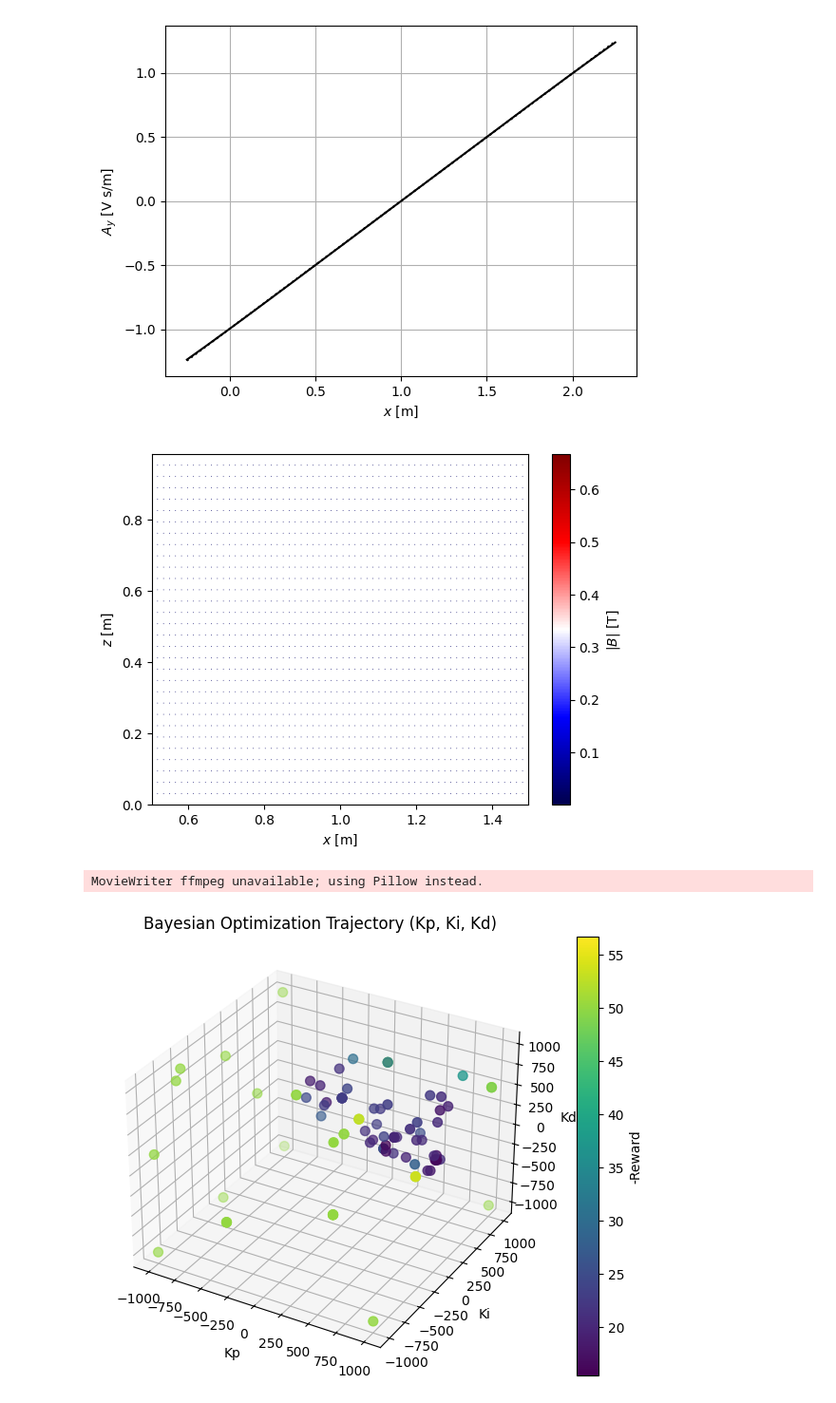
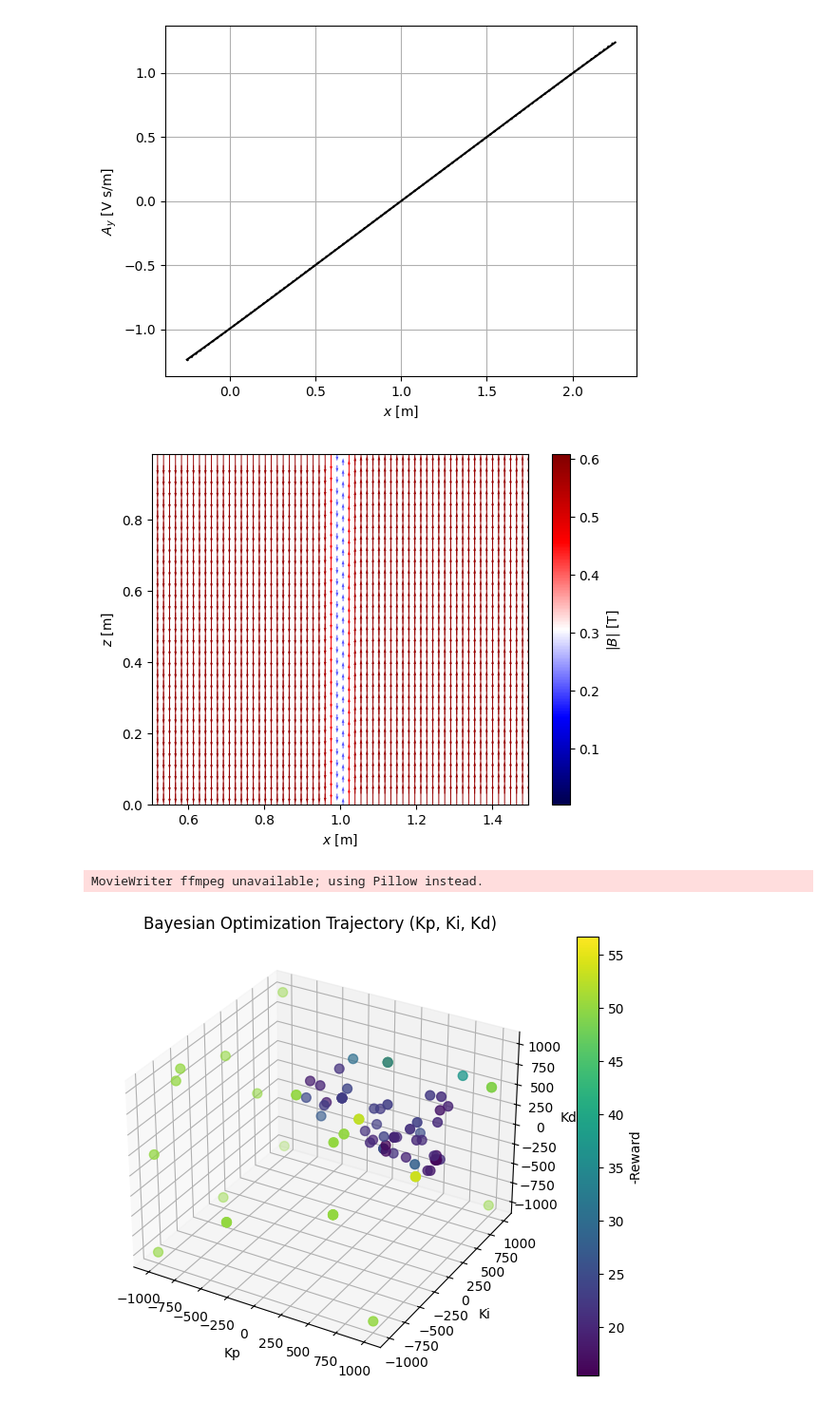
Before and after one commit to PotSergione/MHDKelvinHelmoltzControl, a Jupyter notebook: visualisation.ipynb, the cells around one changed output. Shown at 95% size. Drawn from its saved outputs; the diff is of its cells as text; code cells hidden in the pictures.

```diff
--- a/visualisation.ipynb
+++ b/visualisation.ipynb
@@ -71,7 +105,7 @@ img1 = ax3.imshow(data_A[N], cmap='seismic', animated=True, vmin=vmin_A, vmax=vm
 img2 = ax2.imshow(data_phi[N], cmap='seismic', animated=True, vmin=vmin_phi, vmax=vmax_phi)
 
 t = np.linspace(0, 10, 1000)
-control=df.intensity.values
+control=df.control.values
 line = ax4.plot(t[0], control[0])[0]
 ax4.set(xlim=[0, 10], ylim=[np.min(control)-.1, np.max(control) + .1], xlabel='time [s]', ylabel='intensity')
 
@@ -276,7 +310,7 @@ N = 32
 M = 128-32
 step = 2
 
-A = data_A[0,:,:]
+A = data_phi[0,:,:]
 
 dAy_dx = np.gradient(A, dx, axis=1, edge_order=2)
 dAy_dz = np.gradient(A, dz, axis=0, edge_order=2)
@@ -287,35 +321,35 @@ Bz = dAy_dx
 c = np.sqrt(Bx[::step, N:M]**2 + Bz[::step, N:M]**2)
 
 clim = compute_min_max(data_phi)
 
 
 P = np.shape(xx[N:M])[0]
 starts = np.column_stack([
     np.linspace(xx[N], xx[M-1], P),   # x positions
     np.zeros(P)              # all start at z = 0
 ])
 
 fig = plt.figure()
 img = plt.quiver(X[::step, N:M], Z[::step, N:M], Bx[::step, N:M], Bz[::step, N:M], c,
-           scale=20, scale_units='xy', angles='xy', cmap='seismic', clim=clim)
+           scale=10, scale_units='xy', angles='xy', cmap='seismic', clim=clim)
 #plt.streamplot(X[::step, N:M], Z[::step, N:M], Bx[::step, N:M], Bz[::step, N:M], color='k', density=4, linewidth=0.5)
 #plt.contourf(X[::step, N:M], Z[::step, N:M], data_J[500,::step,N:M], levels=50, cmap='seismic', alpha=0.2)
 plt.colorbar(label='$|B|$ [T]')
 plt.xlabel('$x$ [m]')
 plt.ylabel('$z$ [m]')
 plt.margins(0)
 plt.show()
 
 ani = animation.FuncAnimation(fig, update, frames=data_A.shape[0], blit=True, repeat_delay=2000)
 
 OUTPUT_NAME = 'magField_paper_22.gif'
 # Optional: Save video
 ani.save(OUTPUT_NAME, fps=50)
 
 # Or show inline (e.g. in Jupyter)
 #plt.show()
 # %% [output]
-[figure, old version]
+[figure, new version]
 MovieWriter ffmpeg unavailable; using Pillow instead.
 # %%
 import pandas as pd
```
Also changed, not shown: parts of 5 cells of this notebook, 4 other files.
